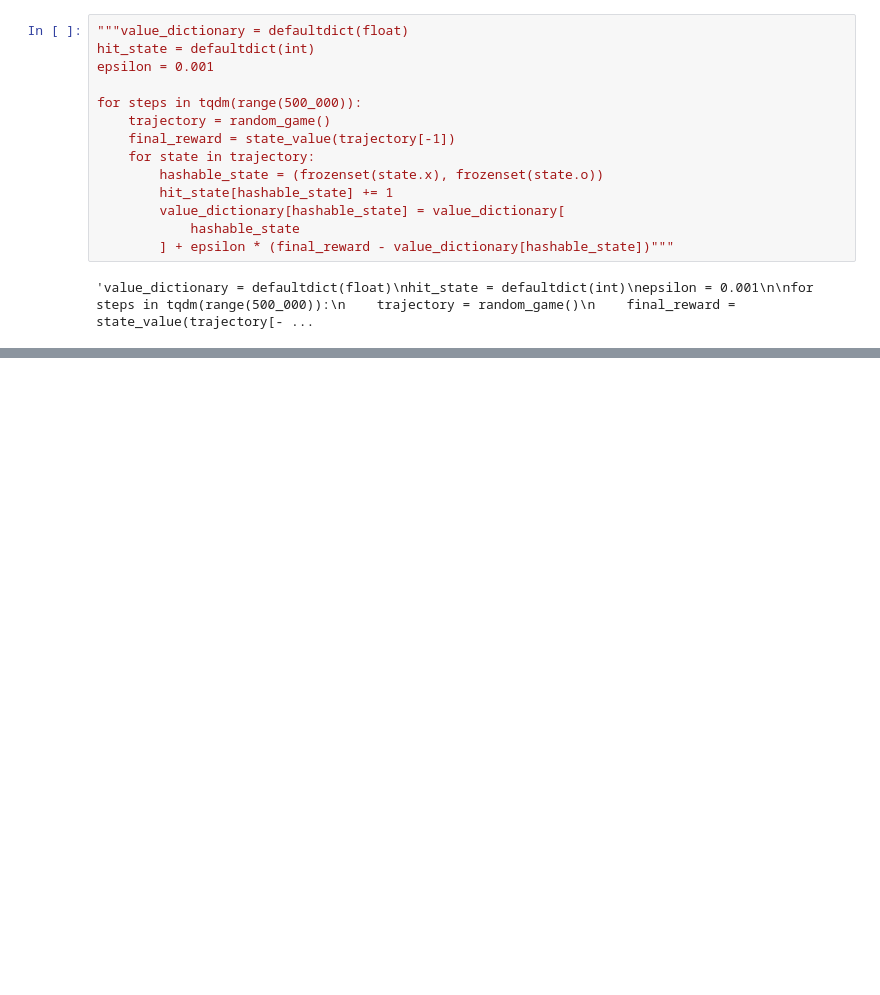
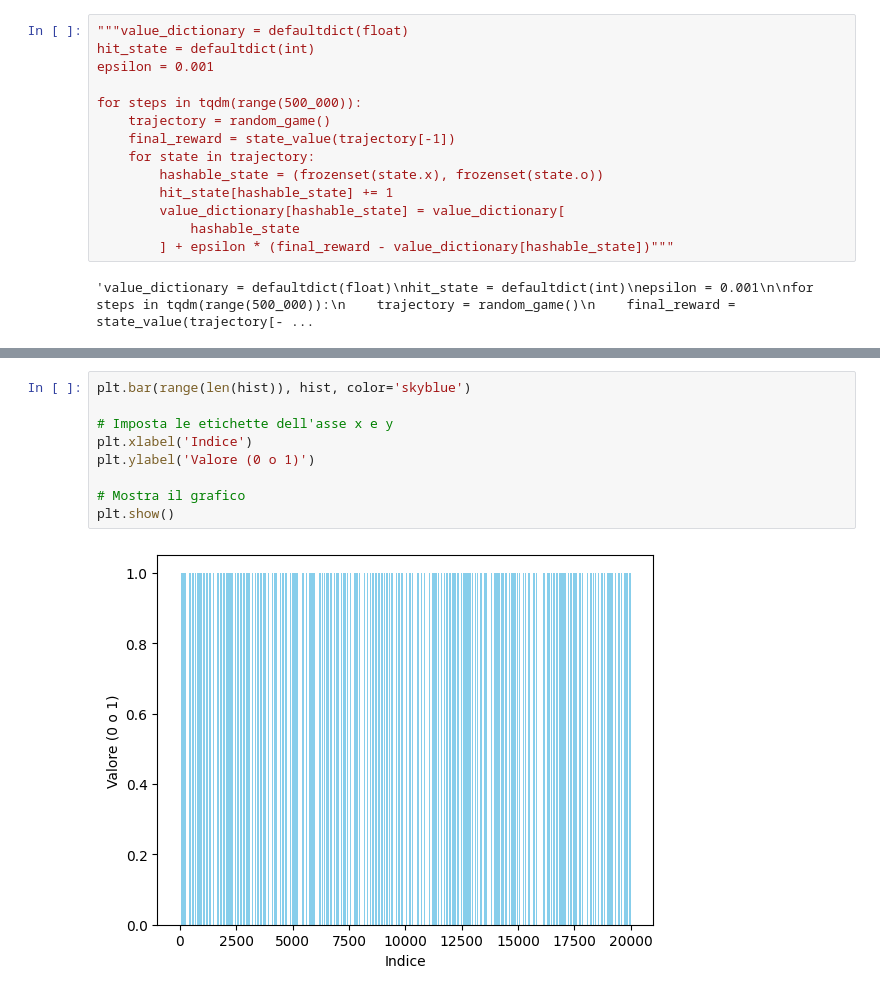
Before and after one commit to lorenzofezza00/CI_LABS, a Jupyter notebook: lab10/lab10.ipynb, the cells around one changed output, grey strips where cells are left out. Saved outputs shown, nothing was run; the diff lists cells and outputs as text; blank space fills up the shorter version.

```diff
--- a/lab10/lab10.ipynb
+++ b/lab10/lab10.ipynb
@@ -170,0 +297,11 @@ KeyError: (frozenset(), frozenset())
+# %%
+plt.bar(range(len(hist)), hist, color='skyblue')
+
+# Imposta le etichette dell'asse x e y
+plt.xlabel('Indice')
+plt.ylabel('Valore (0 o 1)')
+
+# Mostra il grafico
+plt.show()
+# %% [output]
+[figure, added]
```
Also changed, not shown: parts of 9 cells of this notebook.
